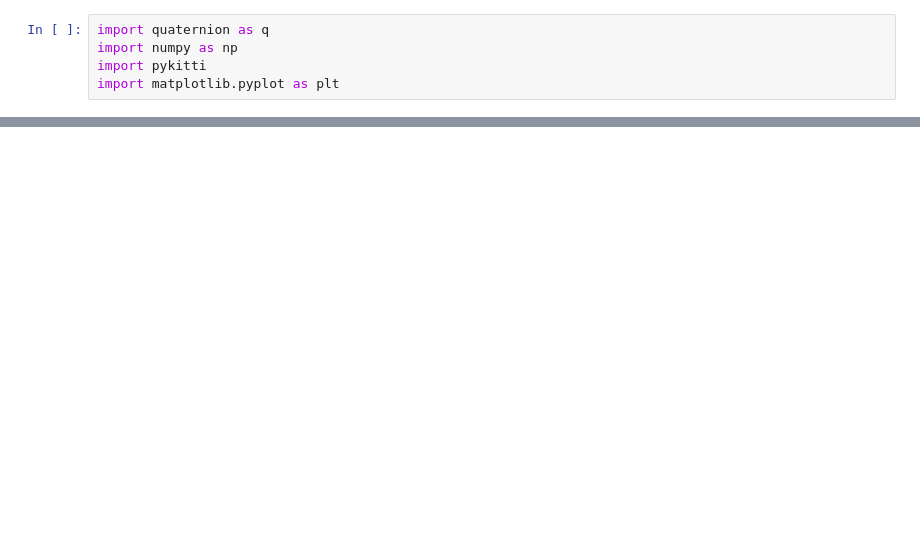
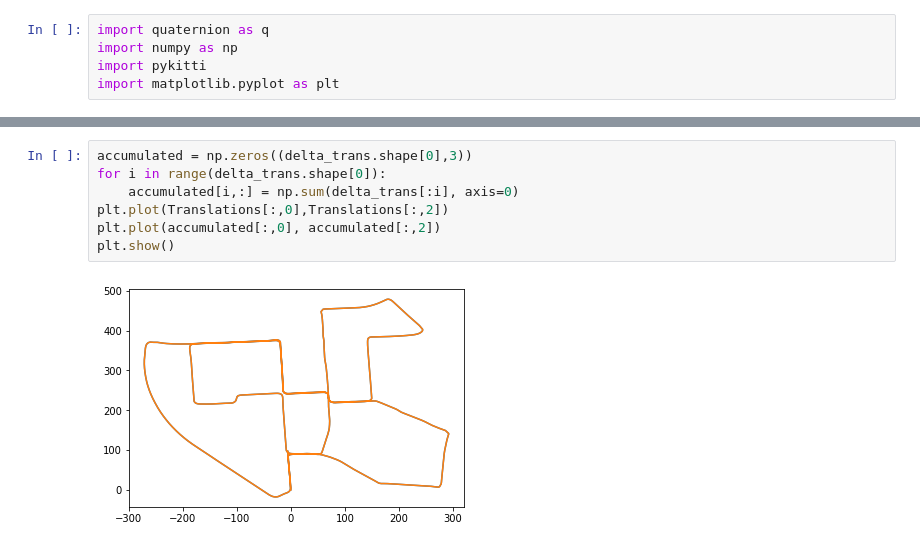
Before and after one commit to ksu-mechatronics-research/deep-visual-odometry, a Jupyter notebook: python/snippets/rotations-devel.ipynb, the cells around one changed output, grey strips where cells are left out. Drawn from its saved outputs; the diff is of its cells as text; blank space fills up the shorter version.

```diff
--- a/python/snippets/rotations-devel.ipynb
+++ b/python/snippets/rotations-devel.ipynb
@@ -60,0 +59,9 @@ print(list_Y[0][10].shape)
+# %%
+accumulated = np.zeros((delta_trans.shape[0],3))
+for i in range(delta_trans.shape[0]):
+    accumulated[i,:] = np.sum(delta_trans[:i], axis=0)
+plt.plot(Translations[:,0],Translations[:,2])
+plt.plot(accumulated[:,0], accumulated[:,2])
+plt.show()
+# %% [output]
+[figure, added]
```
Also changed, not shown: parts of 4 cells of this notebook, 15 other files.
